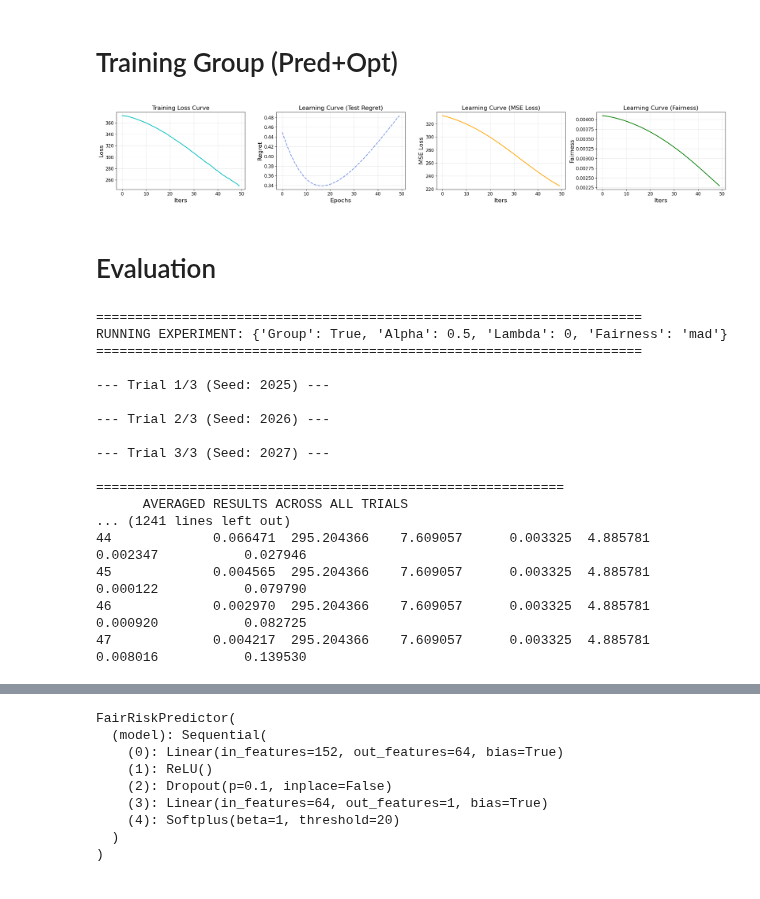
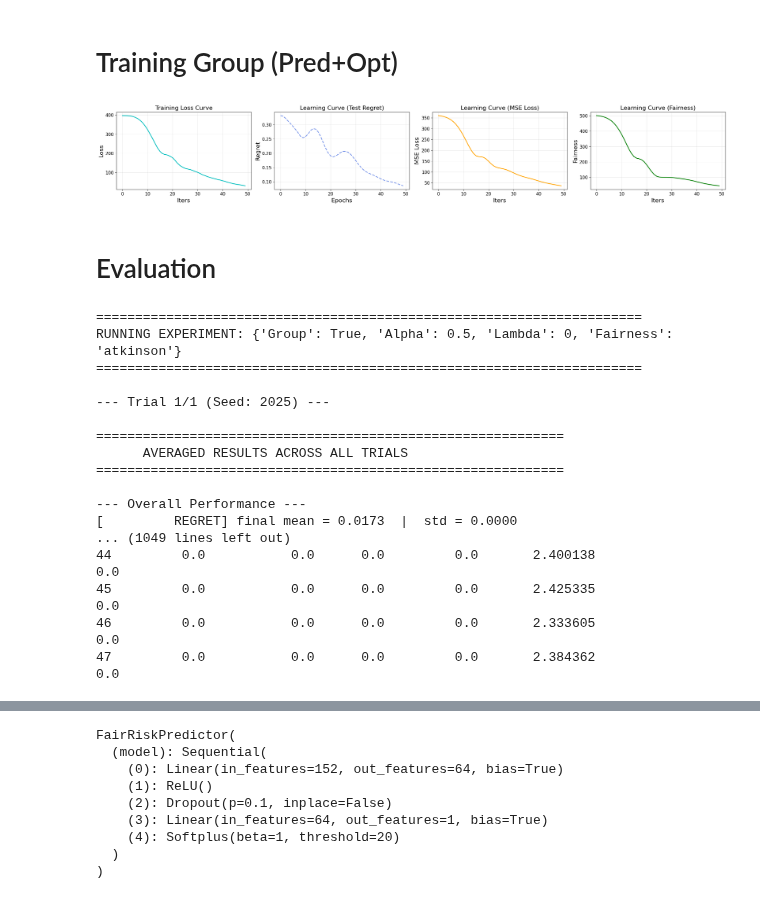
Before and after one commit to DennisWang2488/Fairness-Decision-Focused-Loss, a Jupyter notebook: Organized-FDFL/notebooks/runTwoStage.ipynb, the cells around one changed output, grey strips where cells are left out. Cells and saved outputs as stored; diff of their text form; code cells hidden in the pictures.

```diff
--- a/Organized-FDFL/notebooks/runTwoStage.ipynb
+++ b/Organized-FDFL/notebooks/runTwoStage.ipynb
@@ -64,6 +64,7 @@ features = scaler.fit_transform(features)
 # True benefit, predictor label normalzied to 1-100 range
 true_benefit = np.array(df['benefit'].values) * 100
 true_benefit = np.maximum(true_benefit, 1)
+true_benefit = true_benefit + 1
 
 # Group labels, 0 is White (Majority), 1 is Black
 race = np.array(df['race'].values)
@@ -136,8 +137,9 @@ def train_fair_model_logged(
         model_class, input_dim,
         alpha, Q,
         lambda_fair=0.0, fairness_type="None", group=True,
-        num_epochs=30, lr=1e-3, batch_size=None,
-        dropout_rate=0.1, weight_decay=1e-4,
+        num_epochs=30, lr=1e-2, batch_size=None,
+        dropout_rate=0.1, weight_decay=1e-4,initial_lr=1e-2,scheduler_patience=7,
+                scheduler_factor=0.5, min_lr=5e-4,
         device=torch.device("cuda" if torch.cuda.is_available() else "cpu")):
     """
     Train a fairness–aware predictor and log train-loss, test-MSE,
@@ -162,7 +164,15 @@ def train_fair_model_logged(
 
     # -------------------------- model & opt ------------------------
     model  = model_class(input_dim).to(device)
-    optim  = torch.optim.Adam(model.parameters(), lr=lr, weight_decay=weight_decay)
+    optim  = torch.optim.Adam(model.parameters(), lr=initial_lr, weight_decay=weight_decay)
+    scheduler = torch.optim.lr_scheduler.ReduceLROnPlateau(
+    optim,
+    mode='min',
+    factor=scheduler_factor,
+    patience=scheduler_patience,
+    verbose=True,
+    min_lr=min_lr
+)
     crit   = nn.MSELoss()
 
     # -------------------------- logs -------------------------------
@@ -209,6 +219,9 @@ def train_fair_model_logged(
             pred_test = model(X_test.to(device)).squeeze().cpu()
         mse_val = ((pred_test - y_test).pow(2)).mean().item()
         mse_log.append(mse_val)
+
+        scheduler.step(epoch_loss)
+        current_lr = optim.param_groups[0]['lr']
 
         # (1) NEW: Per-group MSE calculation
         for g in unique_groups:
@@ -296,6 +309,10 @@ def train_fair_model_logged(
                 msg += f" | Fair {fair_val:.4f}"
             # print(msg)
 
+        if current_lr <= min_lr:
+    # print(f"Learning rate {current_lr} below minimum threshold. Stopping early.")
+            break
+
     end_time = time.time() # End timer
     training_time = end_time - start_time # (3) NEW: Calculate total training time
     model.eval()
@@ -313,26 +330,26 @@ def train_fair_model_logged(
 # %%
 model, logs = train_fair_model_logged(
     X_train, y_train, race_train,
     X_test,  y_test,  race_test,
     cost_test,
     model_class=FairRiskPredictor,
     input_dim=X_train.shape[1],
     alpha=2, Q=Q,
-    lambda_fair=1,
-    fairness_type="atkinson",
-    num_epochs=50, lr=0.001,
-    group=True
+    lambda_fair=0,
+    fairness_type="mad",
+    num_epochs=50, lr=0.005,
+    group=False
 )
 
 # -----------------------------------------------------------------
 #  Visualise learning curves
 # -----------------------------------------------------------------
 visLearningCurve(logs["loss_log"],
                  logs["regret_log"],
                  logs["mse_log"],
                  logs["fairness_log"])
 # %% [output]
-[figure, old version]
+[figure, new version]
 # %% [markdown]
 # Evaluation
 # %%
@@ -450,13 +467,13 @@ Q = 2000
 # --- Define hyperparameter grid ---
 alphas = [0.5, 0.8, 1.5, 2.0]
 group_settings = [True, False]
-fairness_types = ['mad', 'atkinson']
+fairness_types = ['atkinson', 'mad']
 results_list = []
 
 for group in group_settings:
     for fairness in fairness_types:
         if fairness == 'mad':
-            fairness_lambdas = [0, 1, 0.01]
+            fairness_lambdas = [0, 0.01, 1]
         elif fairness == 'atkinson':
             fairness_lambdas = [0, 1, 10]
         else:
@@ -485,13 +502,13 @@ for group in group_settings:
                     lambda_fair=lam,
                     fairness_type=fairness,
                     num_epochs=epochs,
-                    lr=1e-3,
-                    n_trials=3, # Using 5 for a quick run
+                    lr=0.005,
+                    n_trials=1, # Using 5 for a quick run
                     group=group
                 )
-                model_name = f"model_{fairness}_{lam}_twoStage_{group}_{alpha}_NN.pth"
-                model_path = f"E:/myREPO/Fairness-Decision-Focused-Loss/Organized-FDFL/src/models/twoStage/{model_name}"
-                torch.save(model.state_dict(), model_path) # type: ignore[arg-type]
+                # model_name = f"model_{fairness}_{lam}_twoStage_{group}_{alpha}_NN.pth"
+                # model_path = f"E:/myREPO/Fairness-Decision-Focused-Loss/Organized-FDFL/src/models/twoStage/{model_name}"
+                # torch.save(model.state_dict(), model_path) # type: ignore[arg-type]
 
                 final_run_results = run_params.copy()
                 final_run_results.update(avg_logs)
@@ -500,7 +517,7 @@ for group in group_settings:
 # --- Present Final Results in a DataFrame ---
 results_df = pd.DataFrame(results_list)
 
-main_cols = ['Group', 'Alpha', 'Lambda', 'Fairness', 'regret', 'mse', 'fairness', 'training_time']
+main_cols = ['Group','Alpha', 'Lambda', 'Fairness', 'mse' ,'fairness', 'regret']
 other_cols = sorted([col for col in results_df.columns if col not in main_cols])
 results_df = results_df[main_cols + other_cols]
 
@@ -511,22 +528,23 @@ print("\n--- Experiment Results Summary (Pandas DataFrame) ---")
 with pd.option_context('display.max_rows', None, 'display.max_columns', None, 'display.width', 180):
     print(results_df)
 
-results_df.to_csv("2-stage-res-new-NN.csv", index=False)
+
+# results_df.to_csv("2-stage-res-new-NN.csv", index=False)
 # %% [output]
 ======================================================================
-RUNNING EXPERIMENT: {'Group': True, 'Alpha': 0.5, 'Lambda': 0, 'Fairness': 'mad'}
+RUNNING EXPERIMENT: {'Group': True, 'Alpha': 0.5, 'Lambda': 0, 'Fairness': 'atkinson'}
 ======================================================================
 
---- Trial 1/3 (Seed: 2025) ---
-
---- Trial 2/3 (Seed: 2026) ---
-
---- Trial 3/3 (Seed: 2027) ---
+--- Trial 1/1 (Seed: 2025) ---
 
 ============================================================
       AVERAGED RESULTS ACROSS ALL TRIALS
-... (1241 lines left out)
-44             0.066471  295.204366    7.609057      0.003325  4.885781    0.002347           0.027946
-45             0.004565  295.204366    7.609057      0.003325  4.885781    0.000122           0.079790
-46             0.002970  295.204366    7.609057      0.003325  4.885781    0.000920           0.082725
-47             0.004217  295.204366    7.609057      0.003325  4.885781    0.008016           0.139530
+============================================================
+
+--- Overall Performance ---
+[         REGRET] final mean = 0.0173  |  std = 0.0000
+... (1049 lines left out)
+44         0.0           0.0      0.0         0.0       2.400138                0.0
+45         0.0           0.0      0.0         0.0       2.425335                0.0
+46         0.0           0.0      0.0         0.0       2.333605                0.0
+47         0.0           0.0      0.0         0.0       2.384362                0.0
```
Also changed, not shown: parts of 5 cells of this notebook, 10 other files.
